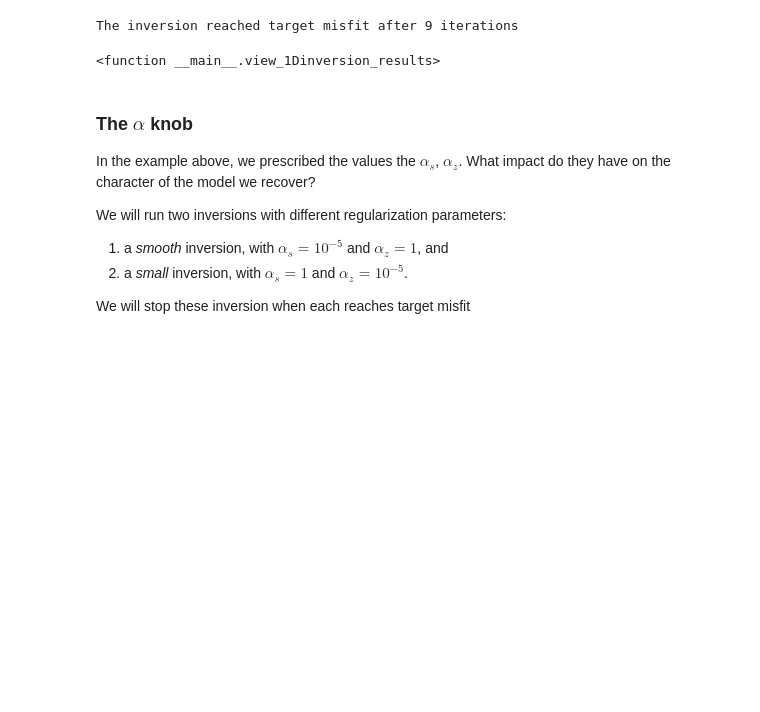
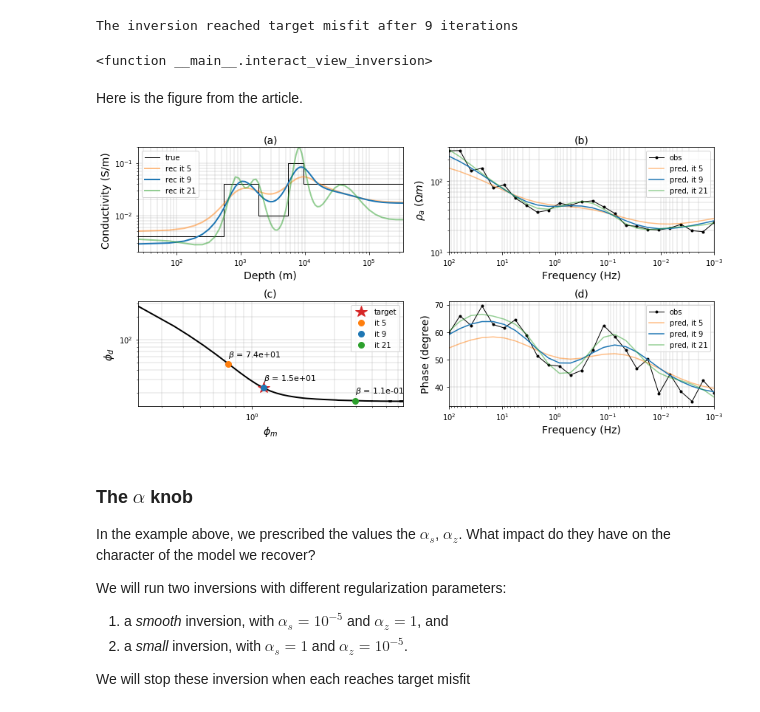
Before and after one commit to simpeg/tle-magnetotelluric_inversion, a Jupyter notebook: 3_MT1D_5layer_inversion.ipynb, the cells around one changed output. Drawn from its saved outputs; the diff is of its cells as text; code cells hidden in the pictures; blank space fills up the shorter version.

```diff
--- a/3_MT1D_5layer_inversion.ipynb
+++ b/3_MT1D_5layer_inversion.ipynb
@@ -558,11 +558,33 @@ def view_1Dinversion_results(iteration, scale="linear"):
 # %%
+# for ipywidets, all kwarg inputs must be specified, and plt.show() needs to be used
+def interact_view_inversion(iteration, scale):
+    view_1Dinversion_results(iteration, scale)
+    plt.tight_layout()
+    plt.show()
+
 interact(
-    view_1Dinversion_results,
+    interact_view_inversion,
     iteration=IntSlider(min=0, max=beta.shape[0]-1, step=1, value=0),
-    scale=ToggleButtons(options=["linear", "log"], value="log")
+    scale=ToggleButtons(options=["linear", "log"], value="log"),
 )
 # %% [output]
-<function __main__.view_1Dinversion_results>
+<function __main__.interact_view_inversion>
+# %% [markdown]
+Here is the figure from the article.
+# %%
+fig, ax = plt.subplots(2, 2, figsize=(12, 6))
+ax = ax.flatten()
+
+for it, col, alpha, plotTrue in zip(
+    [5, 9, 21], [ "C1", "C0", "C2"], [0.5, 1., 0.5], [True, False, False]
+):
+    view_1Dinversion_results(
+        iteration=it, scale="log", color=col, alpha=alpha, ax=ax, plotTrue=plotTrue
+    )
+
+plt.tight_layout()
+# %% [output]
+[figure, added]
 # %% [markdown]
 ### The $\alpha$ knob
 
```
Also changed, not shown: parts of 9 cells of this notebook, 8 other files.
